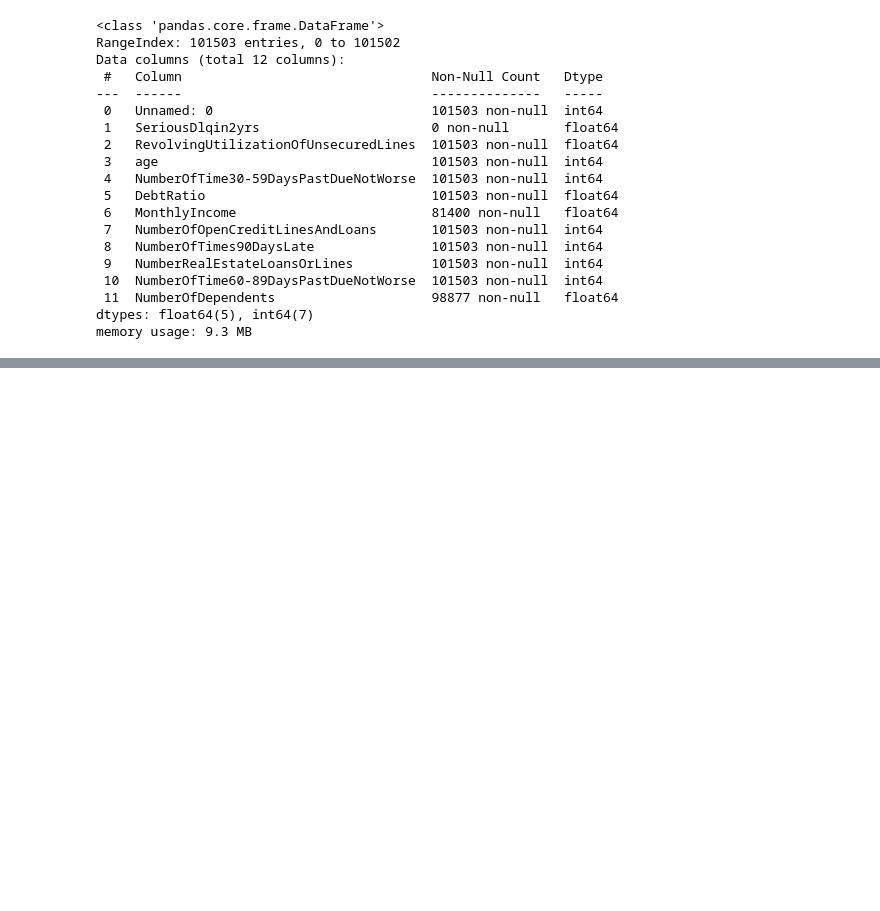
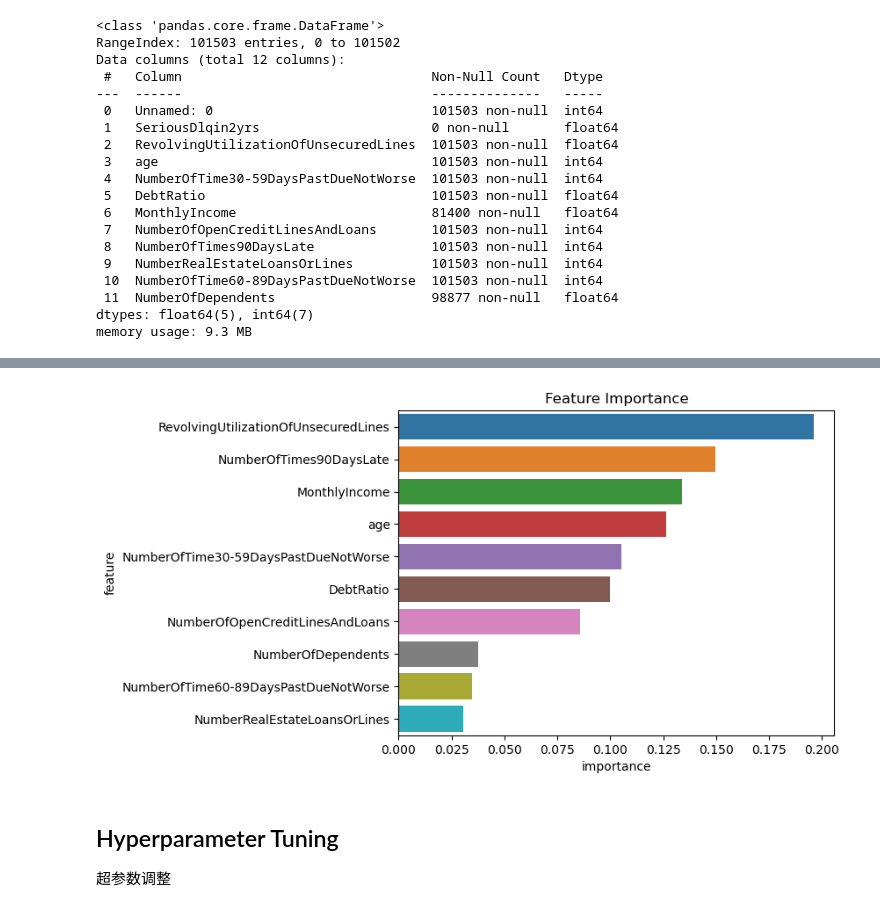
Before and after one commit to DrDavidS/some_table, a Jupyter notebook: give_me_some_credit/EDA.ipynb, the cells around one changed output, grey strips where cells are left out. Saved outputs shown, nothing was run; the diff lists cells and outputs as text; code cells hidden in the pictures; blank space fills up the shorter version.

```diff
--- a/give_me_some_credit/EDA.ipynb
+++ b/give_me_some_credit/EDA.ipynb
@@ -86,0 +387,5 @@ memory usage: 9.3 MB
+# %%
+importance_df = pd.DataFrame({
+    'feature': X_train.columns,
+    'importance': model.feature_importances_
+}).sort_values('importance', ascending=False)
@@ -86,0 +406,9 @@ memory usage: 9.3 MB
+# %%
+plt.title('Feature Importance')
+sns.barplot(data=importance_df.head(10), x='importance', y='feature');
+# %% [output]
+[figure, added]
+# %% [markdown]
+## Hyperparameter Tuning
+
+超参数调整
```
Also changed, not shown: parts of 45 cells of this notebook.
